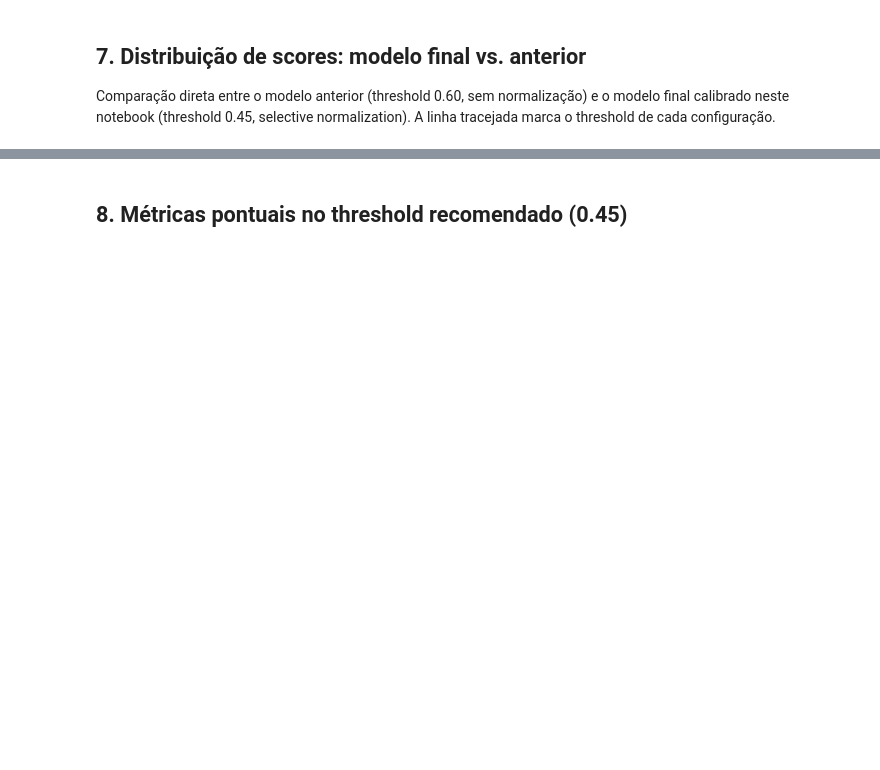
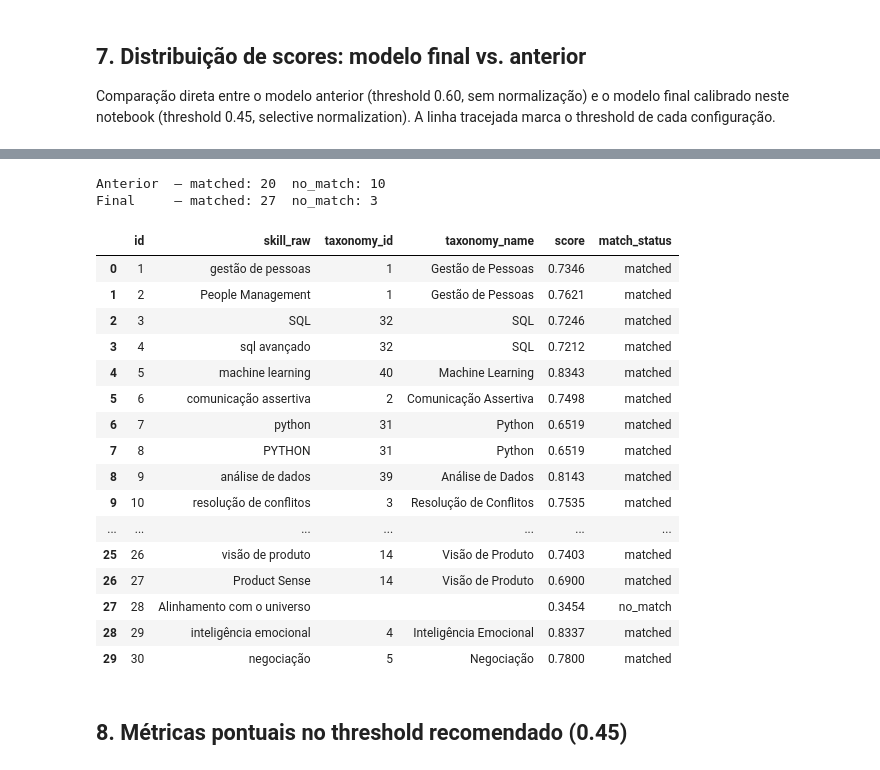
Before and after one commit to kailanefelix/semantic-matching, a Jupyter notebook: notebooks/02_manual_annotations.ipynb, the cells around one changed output, grey strips where cells are left out. Drawn from its saved outputs; the diff is of its cells as text; code cells hidden in the pictures; blank space fills up the shorter version.

```diff
--- a/notebooks/02_manual_annotations.ipynb
+++ b/notebooks/02_manual_annotations.ipynb
@@ -320,3 +332,29 @@ print(f"Final     — matched: {(results_final['match_status']=="matched").sum()
+# %%
+print(f"Anterior  — matched: {(results_old['match_status']=='matched').sum()}  no_match: {(results_old['match_status']=='no_match').sum()}")
+print(f"Final     — matched: {(results_final['match_status']=='matched').sum()}  no_match: {(results_final['match_status']=='no_match').sum()}")
+# %% [output]
+Anterior  — matched: 20  no_match: 10
+Final     — matched: 27  no_match: 3
+# %%
+results_final
+# %% [output]
+|  | id | skill_raw | taxonomy_id | taxonomy_name | score | match_status |
+| 0 | 1 | gestão de pessoas | 1 | Gestão de Pessoas | 0.7346 | matched |
+| 1 | 2 | People Management | 1 | Gestão de Pessoas | 0.7621 | matched |
+| 2 | 3 | SQL | 32 | SQL | 0.7246 | matched |
+| 3 | 4 | sql avançado | 32 | SQL | 0.7212 | matched |
+| 4 | 5 | machine learning | 40 | Machine Learning | 0.8343 | matched |
+| 5 | 6 | comunicação assertiva | 2 | Comunicação Assertiva | 0.7498 | matched |
+| 6 | 7 | python | 31 | Python | 0.6519 | matched |
+| 7 | 8 | PYTHON | 31 | Python | 0.6519 | matched |
+| 8 | 9 | análise de dados | 39 | Análise de Dados | 0.8143 | matched |
+| 9 | 10 | resolução de conflitos | 3 | Resolução de Conflitos | 0.7535 | matched |
+| ... | ... | ... | ... | ... | ... | ... |
+| 25 | 26 | visão de produto | 14 | Visão de Produto | 0.7403 | matched |
+| 26 | 27 | Product Sense | 14 | Visão de Produto | 0.6900 | matched |
+| 27 | 28 | Alinhamento com o universo |  |  | 0.3454 | no_match |
+| 28 | 29 | inteligência emocional | 4 | Inteligência Emocional | 0.8337 | matched |
+| 29 | 30 | negociação | 5 | Negociação | 0.7800 | matched |
 # %% [markdown]
 ## 8. Métricas pontuais no threshold recomendado (0.45)
 # %%
```
Also changed, not shown: parts of 6 cells of this notebook, 3 other files.
